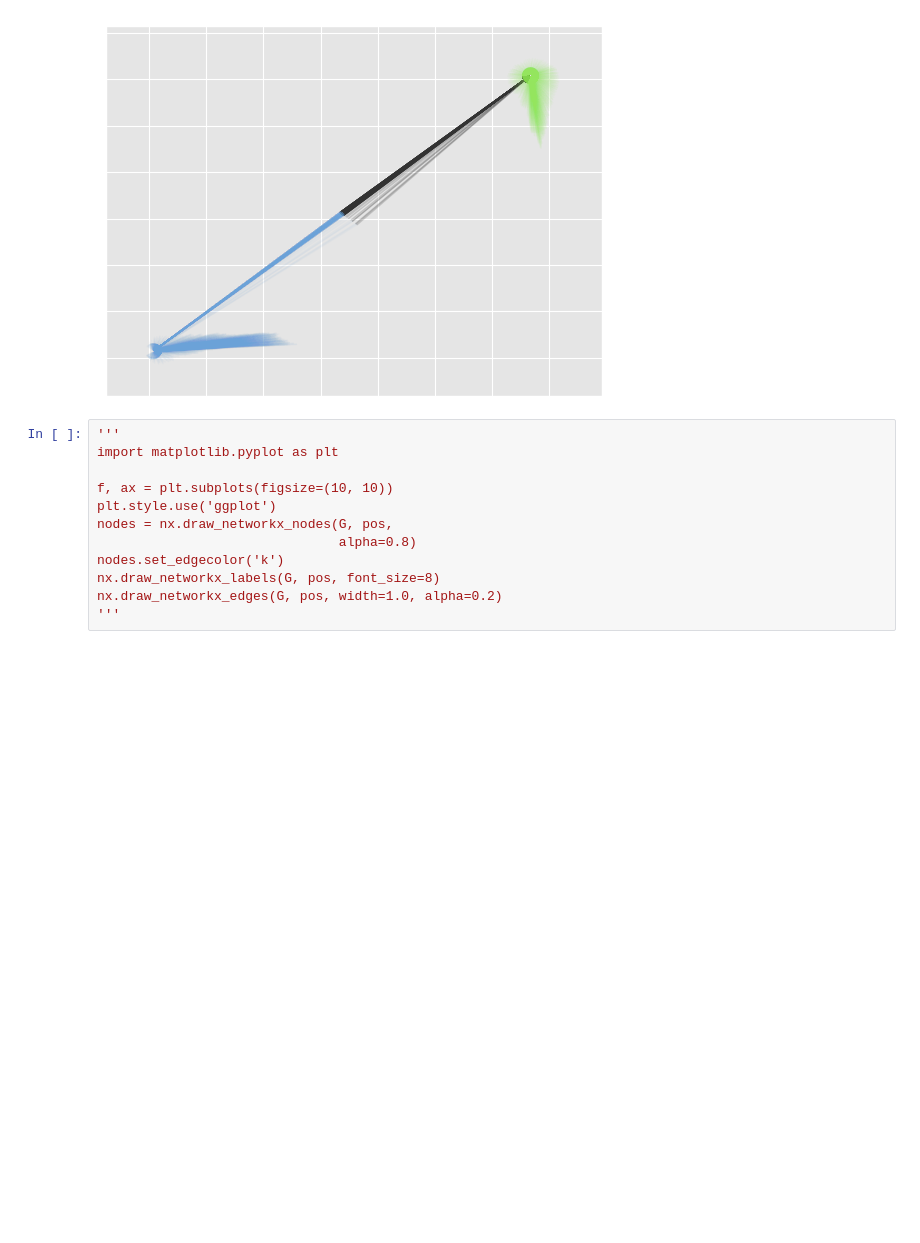
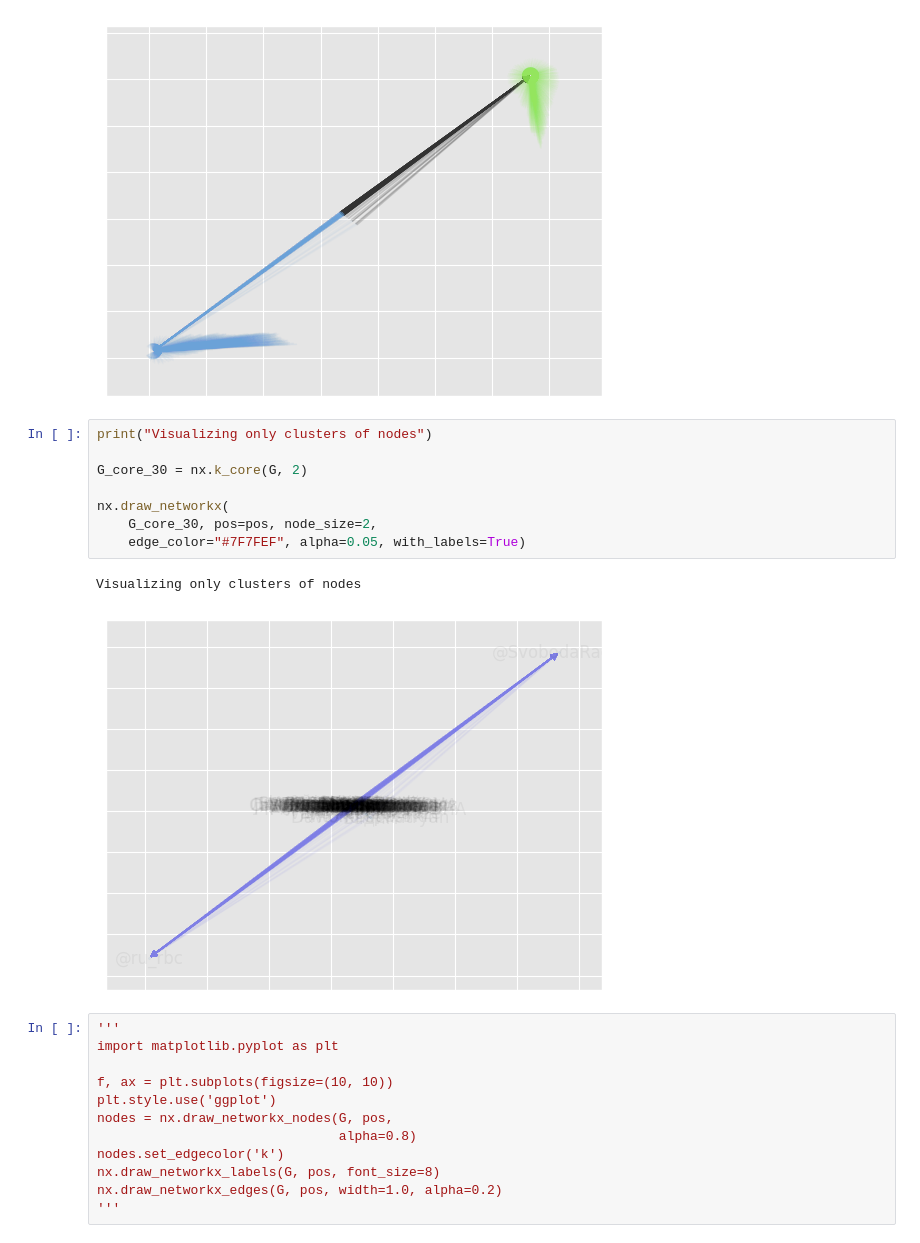
Before and after one commit to Denisfench/confirmation-bias-vis, a Jupyter notebook: confirmation_bias_vis.ipynb, the cells around one changed output. Saved outputs shown, nothing was run; the diff lists cells and outputs as text; blank space fills up the shorter version.

Commit message:
visualizing clusters only

```diff
--- a/confirmation_bias_vis.ipynb
+++ b/confirmation_bias_vis.ipynb
@@ -442,6 +442,17 @@ nx.draw_networkx(
     alpha=0.05, with_labels=False)
 # %% [output]
 [figure]
+# %%
+print("Visualizing only clusters of nodes")
+
+G_core_30 = nx.k_core(G, 2)
+
+nx.draw_networkx(
+    G_core_30, pos=pos, node_size=2,
+    edge_color="#7F7FEF", alpha=0.05, with_labels=True)
+# %% [output]
+Visualizing only clusters of nodes
+[figure, added]
 # %%
 '''
 import matplotlib.pyplot as plt
```
